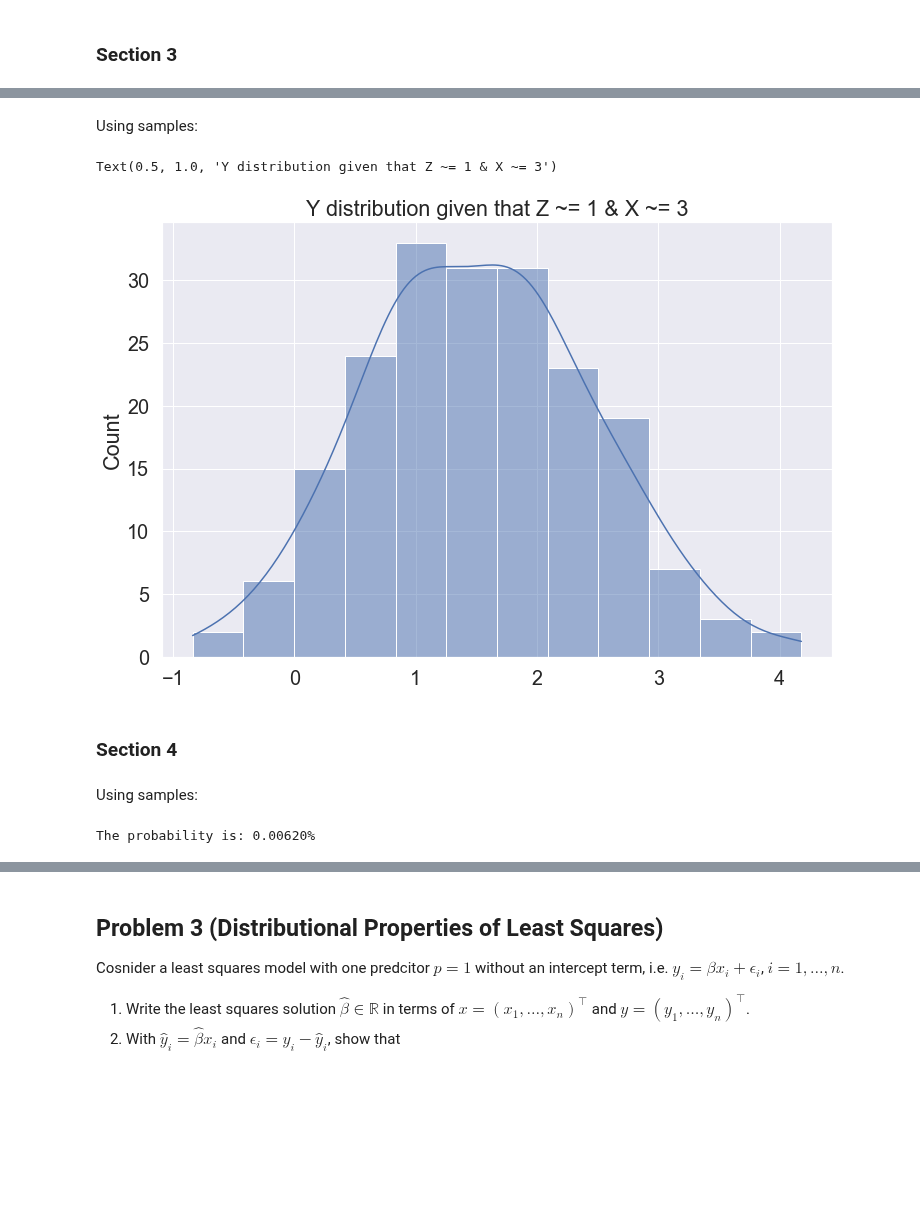
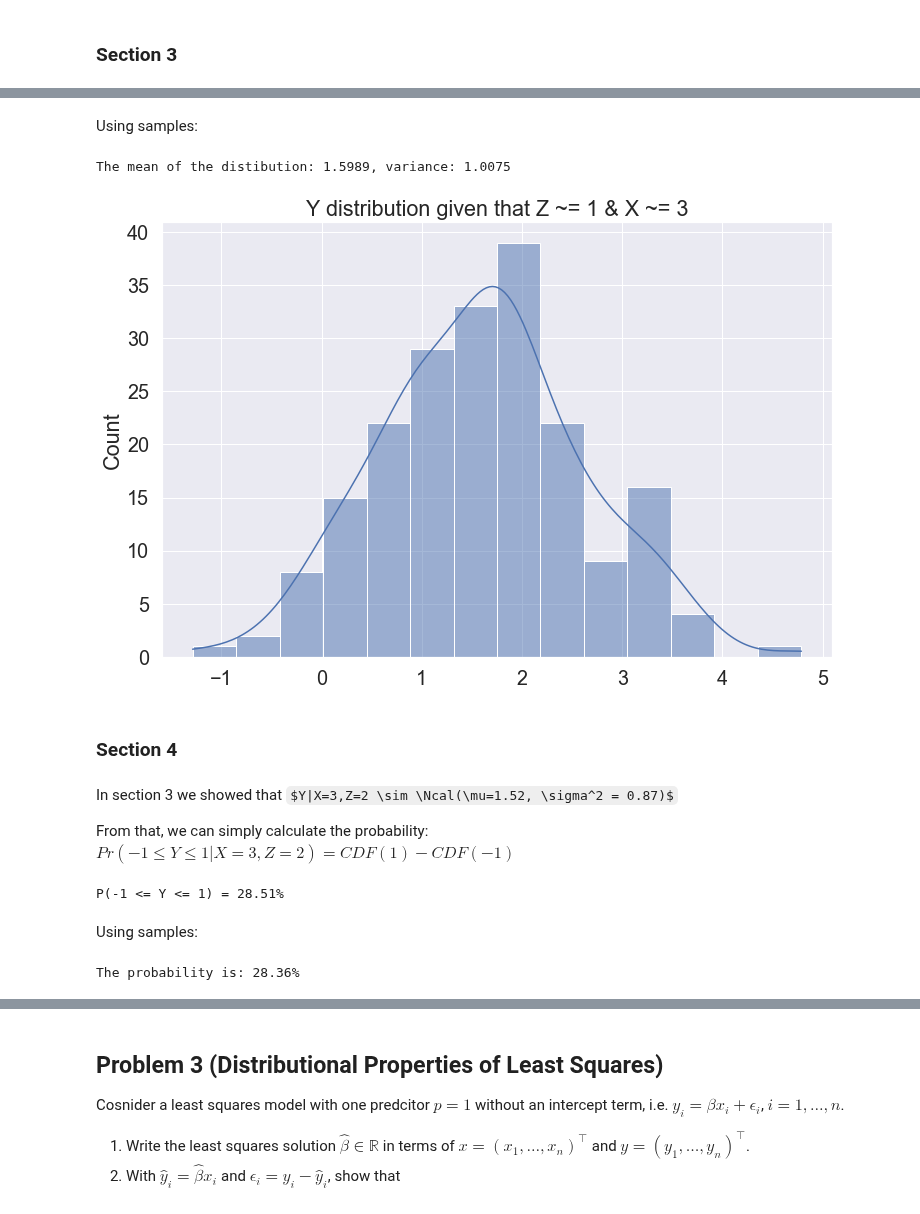
Before and after one commit to EyalMichaeli/IDC_masters, a Jupyter notebook: semester_2/stat/Exercises/Eyal/EX2/hw2.ipynb, the cells around one changed output, grey strips where cells are left out. Drawn from its saved outputs; the diff is of its cells as text; code cells hidden in the pictures; some formulas as TeX source; blank space fills up the shorter version.

```diff
--- a/semester_2/stat/Exercises/Eyal/EX2/hw2.ipynb
+++ b/semester_2/stat/Exercises/Eyal/EX2/hw2.ipynb
@@ -389,14 +564,35 @@ Text(0.5, 51.32800000000002, 'Y')
 # %% [markdown]
+</br>
+</br>
+
 Using samples:
 # %%
 z_is_2_and_x_is_3_indices = np.where( (z > 1.99) & (z < 2.01) & (x > 2.99) & (z < 3.01))
-sns.histplot(y[z_is_2_and_x_is_3_indices], kde=True)
+y_values = y[z_is_2_and_x_is_3_indices]
+
+sns.histplot(y_values, kde=True)
 plt.title("Y distribution given that Z ~= 1 & X ~= 3")
+
+print(f"\n\nThe mean of the distibution: {y_values.mean():.4f}, variance: {y_values.std()**2:.4f}\n\n")
 # %% [output]
-Text(0.5, 1.0, 'Y distribution given that Z ~= 1 & X ~= 3')
+The mean of the distibution: 1.5989, variance: 1.0075
-[figure, old version]
+[figure, new version]
 # %% [markdown]
 ### Section 4
+# %% [markdown]
+In section 3 we showed that $Y|X=3,Z=2 \sim \Ncal(\mu=1.52, \sigma^2 = 0.87)$
+
+From that, we can simply calculate the probability:
+$Pr(-1 \leq Y \leq 1 |X=3,Z=2) = CDF(1) - CDF(-1)$
+# %%
+from scipy.stats import norm
+
+Y = norm(loc=1.52, scale=np.sqrt(0.87))
+res = Y.cdf(1) - Y.cdf(-1)
+
+print(f"P(-1 <= Y <= 1) = {res*100:.2f}%")
+# %% [output]
+P(-1 <= Y <= 1) = 28.51%
 # %% [markdown]
 Using samples:
 # %%
@@ -404,6 +600,6 @@ z_is_2_and_x_is_3_indices = np.where( (z > 1.99) & (z < 2.01) & (x > 2.99) & (z
 y_filtered = y[z_is_2_and_x_is_3_indices]
 y_filtered_in_range = y_filtered[np.where( (y_filtered > -1) & (y_filtered < 1) )]
 
-print(f"The probability is: {len(y_filtered_in_range) / SIZE * 100:.5f}%")
+print(f"The probability is: {len(y_filtered_in_range) / len(y_filtered) * 100:.2f}%")
 # %% [output]
-The probability is: 0.00620%
+The probability is: 28.36%
```
Also changed, not shown: parts of 64 cells of this notebook, 12 other files.
